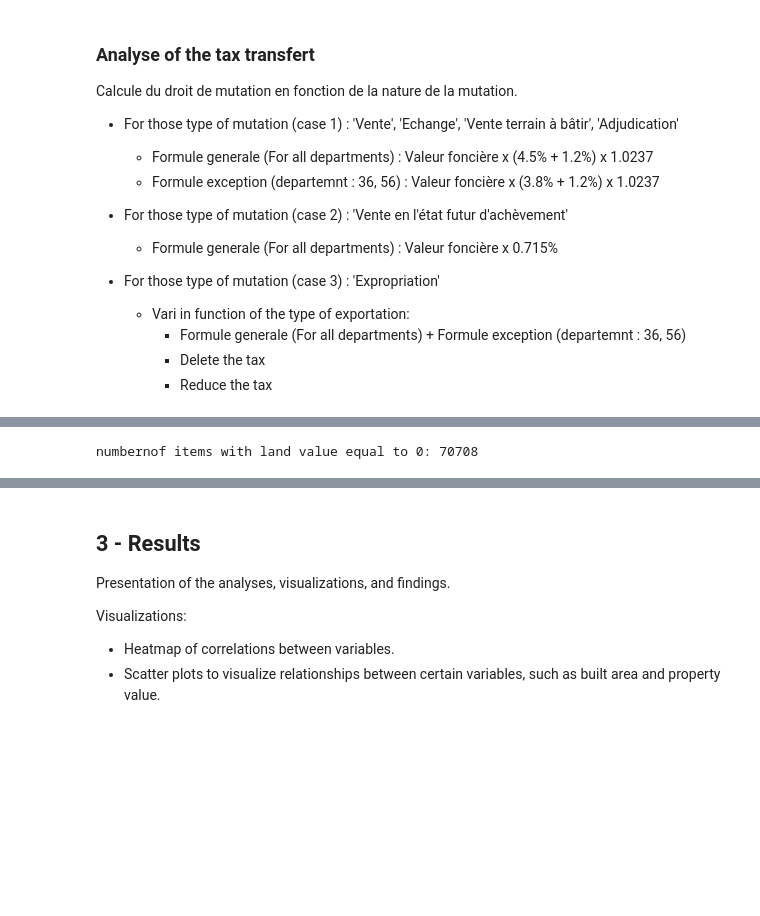
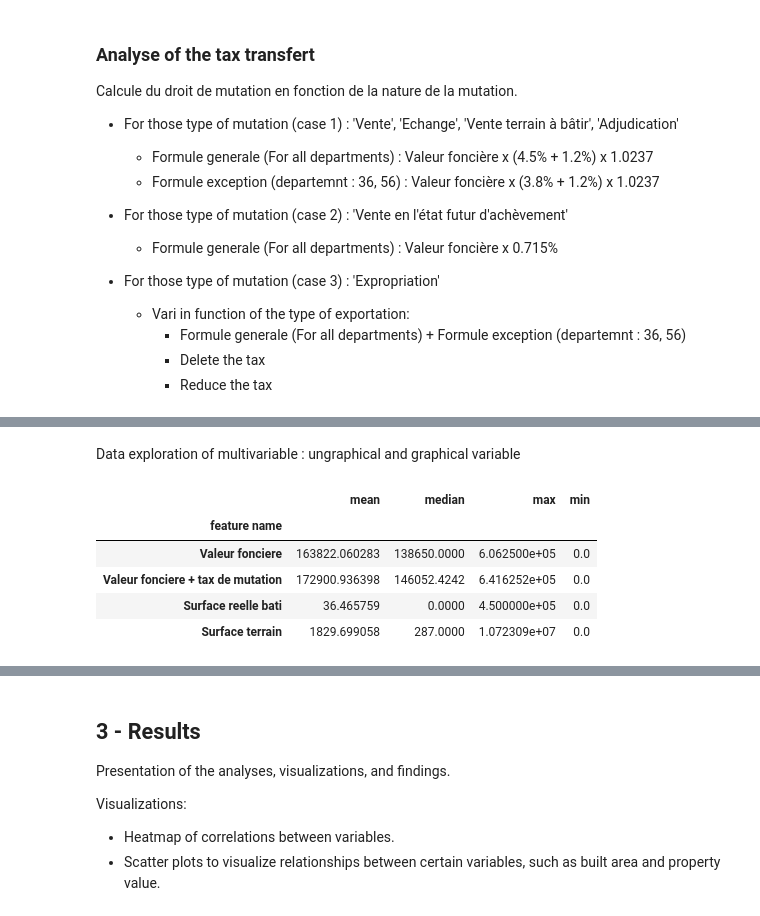
Before and after one commit to Kal3idoscope/Land-data-analysis-French-market, a Jupyter notebook: relationship_variables.ipynb, the cells around one changed output, grey strips where cells are left out. Cells and saved outputs as stored; diff of their text form; code cells hidden in the pictures; blank space fills up the shorter version.

```diff
--- a/relationship_variables.ipynb
+++ b/relationship_variables.ipynb
@@ -259,11 +177,6 @@ non_outliers.head()
 | 2 | 2019-04-07 | Vente | 195000.0 | DE LA CROIX ROSIER | 1250.0 | HAUTECOURT-ROMANECHE | 1 | ... |
 | 3 | 2019-04-07 | Vente | 110030.0 | LA VILLE | 1250.0 | GRAND-CORENT | 1 | ... |
 | 4 | 2019-03-07 | Vente | 160450.0 | CHARBONNET | 1270.0 | COLIGNY | 1 | ... |
-# %%
-df_sum = non_outliers[non_outliers['Valeur fonciere']==0]
-print("numbernof items with land value equal to 0:",len(df_sum))
-# %% [output]
-numbernof items with land value equal to 0: 70708
 # %%
 outliers['Droit de mutation'] = outliers.apply(tax_transfert_exp_null, axis=1)
 outliers.head()
@@ -288,3 +201,29 @@ non_outliers.head()
 | 2 | 2019-04-07 | Vente | 195000.0 | DE LA CROIX ROSIER | 1250.0 | HAUTECOURT-ROMANECHE | 1 | ... |
 | 3 | 2019-04-07 | Vente | 110030.0 | LA VILLE | 1250.0 | GRAND-CORENT | 1 | ... |
 | 4 | 2019-03-07 | Vente | 160450.0 | CHARBONNET | 1270.0 | COLIGNY | 1 | ... |
+# %% [markdown]
+Data exploration of multivariable : ungraphical and graphical variable
+# %%
+# Statistique data of non_outliers
+colummns_stat = ['Valeur fonciere','Valeur fonciere + tax de mutation','Surface reelle bati','Surface terrain']
+mean = non_outliers[colummns_stat].mean()
+maxi = non_outliers[colummns_stat].max()
+mini = non_outliers[colummns_stat].min()
+median = non_outliers[colummns_stat].median()
+
+stat_columns = pd.DataFrame({
+    'mean': mean,
+    'median': median,
+    'max': maxi,
+    'min': mini
+})
+stat_columns.index.name='feature name'
+
+stat_columns.head()
+# %% [output]
+|  | mean | median | max | min |
+| feature name |  |  |  |  |
+| Valeur fonciere | 163822.060283 | 138650.0000 | 6.062500e+05 | 0.0 |
+| Valeur fonciere + tax de mutation | 172900.936398 | 146052.4242 | 6.416252e+05 | 0.0 |
+| Surface reelle bati | 36.465759 | 0.0000 | 4.500000e+05 | 0.0 |
+| Surface terrain | 1829.699058 | 287.0000 | 1.072309e+07 | 0.0 |
```
Also changed, not shown: parts of 10 cells of this notebook.
